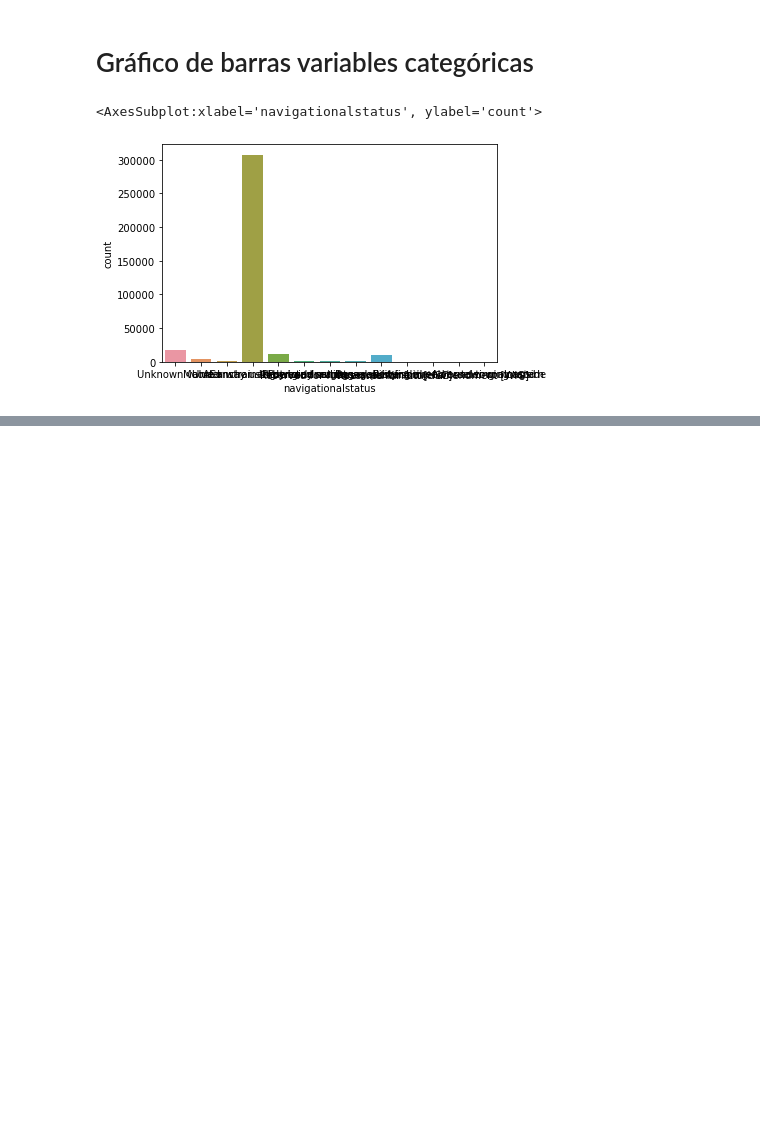
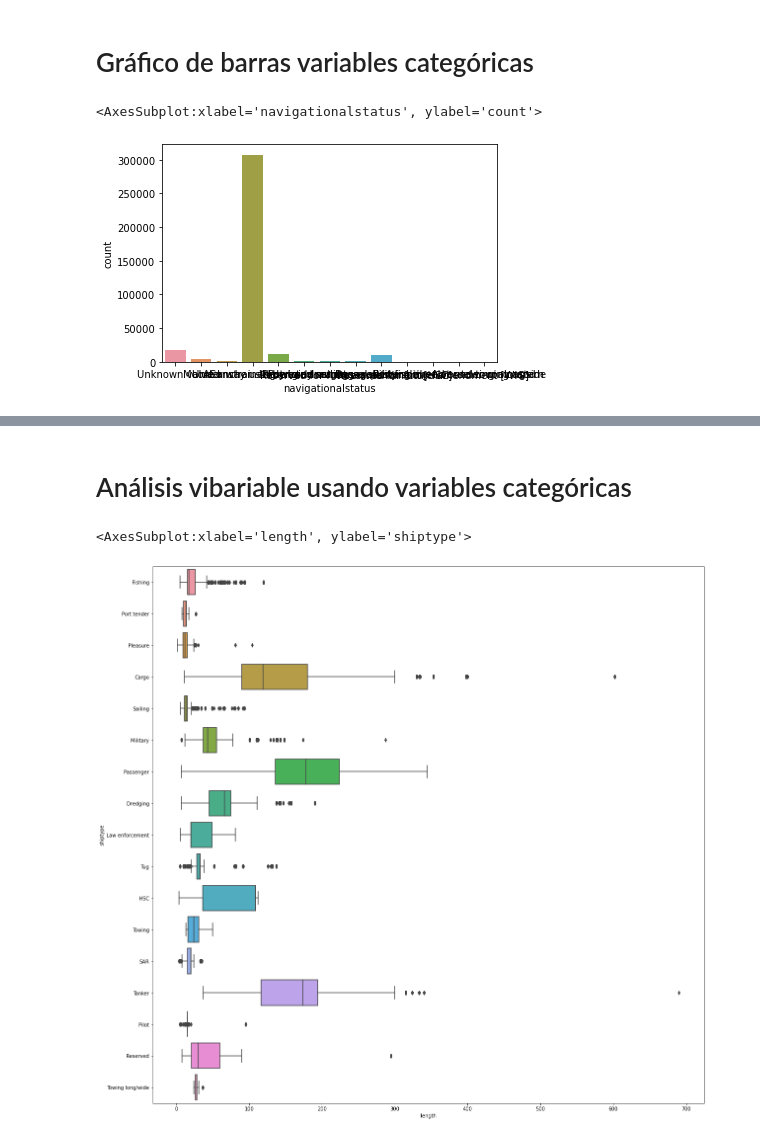
Before and after one commit to JmaldonadoRdV/TFM_ETA_Prediction, a Jupyter notebook: EDA.ipynb, the cells around one changed output, grey strips where cells are left out. Cells and saved outputs as stored; diff of their text form; code cells hidden in the pictures; blank space fills up the shorter version.

```diff
--- a/EDA.ipynb
+++ b/EDA.ipynb
@@ -160,0 +184,10 @@ sns.countplot(x="navigationalstatus", data=data)
+# %% [markdown]
+# Análisis vibariable usando variables categóricas
+# %%
+plt.figure(figsize=(20,20))
+
+sns.boxplot(x="length", y="shiptype", data=data) #hue="shiptype",
+# Como son demasiados se deberían hacer selecciones
+# %% [output]
+<AxesSubplot:xlabel='length', ylabel='shiptype'>
+[figure, added]
```
Also changed, not shown: parts of 7 cells of this notebook.
